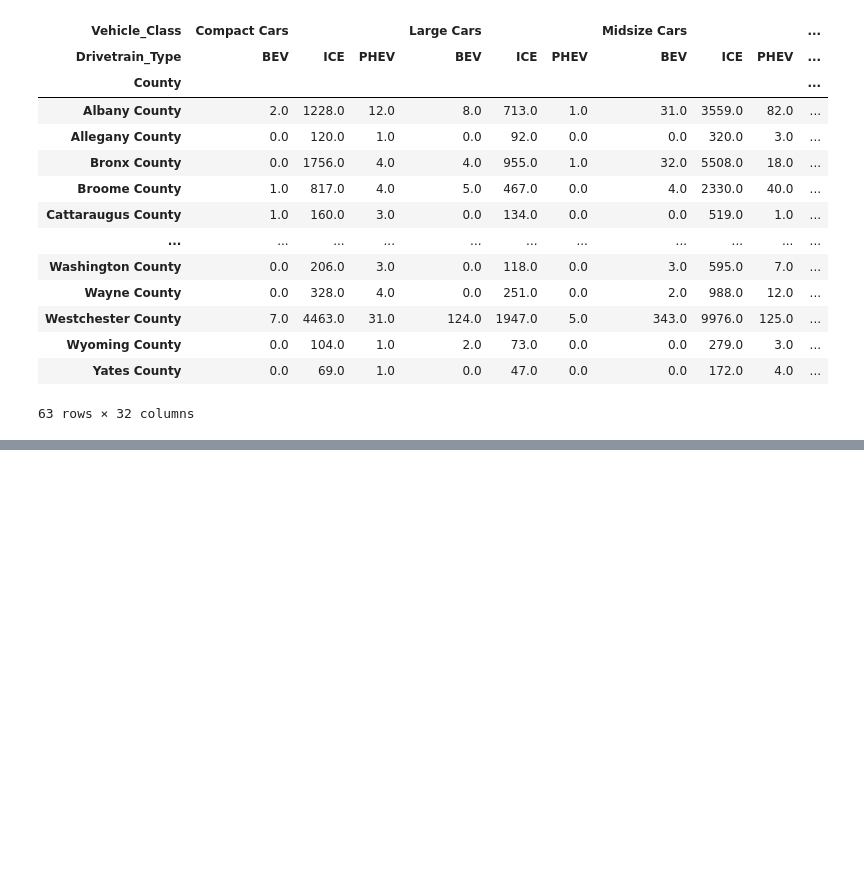
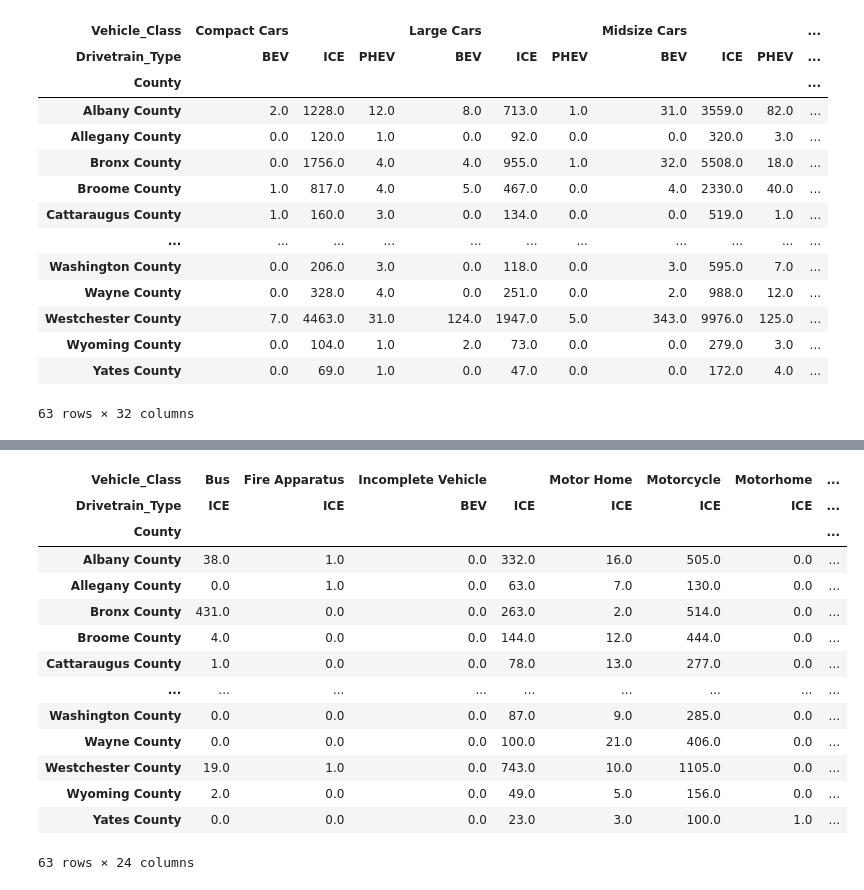
Before and after one commit to boyuan276/EVI-Pro-Lite, a Jupyter notebook: vehicle_type.ipynb, the cells around one changed output, grey strips where cells are left out. Cells and saved outputs as stored; diff of their text form; code cells hidden in the pictures; blank space fills up the shorter version.

```diff
--- a/vehicle_type.ipynb
+++ b/vehicle_type.ipynb
@@ -245,0 +245,5 @@ home_use_county_table.to_csv('All_home_use_vehicle_by_NYcounty.csv',index = True
+# %%
+nonhome_use_selected_by_county = nonhome_use_selected.merge(NYzipcode_df, on='ZIP Code',how = 'left')
+nonhome_vehicle_type_by_county = nonhome_use_selected_by_county.groupby(['County', 'Vehicle_Class','Drivetrain_Type'])['Vehicle Count'].sum().reset_index()
+nonhome_vehicle_types = nonhome_vehicle_type_by_county['Vehicle_Class'].unique()
+nonhome_vehicle_types
@@ -245,0 +273,28 @@ home_use_county_table.to_csv('All_home_use_vehicle_by_NYcounty.csv',index = True
+# %%
+# Rearrange Data Set, we have:
+nonhome_use_county_table = pd.pivot_table(nonhome_vehicle_type_by_county,index = 'County',columns = ['Vehicle_Class','Drivetrain_Type'], values = 'Vehicle Count')
+new_column_names = {'Bus':'Bus', 'Fire Apparatus':'Fire Apparatus', 'Incomplete Vehicle':'Incomplete Vehicle', 'Motor Home':'Motor Home',
+       'Motorcycle':'Motorcycle', 'Off Road Vehicle':'Off Road Vehicle', 'PnD Class 4':'PnD Class 4', 'PnD Class 6':'PnD Class 6',
+       'School & Shuttle Bus':'School & Shuttle Bus', 'Step-Van':'Step-Van', 'Tractor Class 8':'Tractor Class 8',
+       'Tractor Truck':'Tractor Truck', 'Trailer':'Trailer', 'Transit Bus':'Transit Bus', 'Truck - General':'Truck - General',
+       'Vans, Cargo Type':'Vans, Cargo Type', 'Vans, Passenger Type':'Vans, Passenger Type', 'Vocational Class 8':'Vocational Class 8',
+       'Motorhome':'Motorhome'}
+nonhome_use_county_table = nonhome_use_county_table.rename(columns=new_column_names)
+nonhome_use_county_table = nonhome_use_county_table.fillna(0)
+nonhome_use_county_table
+# %% [output]
+| Vehicle_Class | Bus | Fire Apparatus | Incomplete Vehicle |  | Motor Home | Motorcycle | Motorhome | ... |
+| Drivetrain_Type | ICE | ICE | BEV | ICE | ICE | ICE | ICE | ... |
+| County |  |  |  |  |  |  |  | ... |
+| Albany County | 38.0 | 1.0 | 0.0 | 332.0 | 16.0 | 505.0 | 0.0 | ... |
+| Allegany County | 0.0 | 1.0 | 0.0 | 63.0 | 7.0 | 130.0 | 0.0 | ... |
+| Bronx County | 431.0 | 0.0 | 0.0 | 263.0 | 2.0 | 514.0 | 0.0 | ... |
+| Broome County | 4.0 | 0.0 | 0.0 | 144.0 | 12.0 | 444.0 | 0.0 | ... |
+| Cattaraugus County | 1.0 | 0.0 | 0.0 | 78.0 | 13.0 | 277.0 | 0.0 | ... |
+| ... | ... | ... | ... | ... | ... | ... | ... | ... |
+| Washington County | 0.0 | 0.0 | 0.0 | 87.0 | 9.0 | 285.0 | 0.0 | ... |
+| Wayne County | 0.0 | 0.0 | 0.0 | 100.0 | 21.0 | 406.0 | 0.0 | ... |
+| Westchester County | 19.0 | 1.0 | 0.0 | 743.0 | 10.0 | 1105.0 | 0.0 | ... |
+| Wyoming County | 2.0 | 0.0 | 0.0 | 49.0 | 5.0 | 156.0 | 0.0 | ... |
+| Yates County | 0.0 | 0.0 | 0.0 | 23.0 | 3.0 | 100.0 | 1.0 | ... |
+63 rows × 24 columns
```
Also changed, not shown: parts of 10 cells of this notebook, 2 other files.
